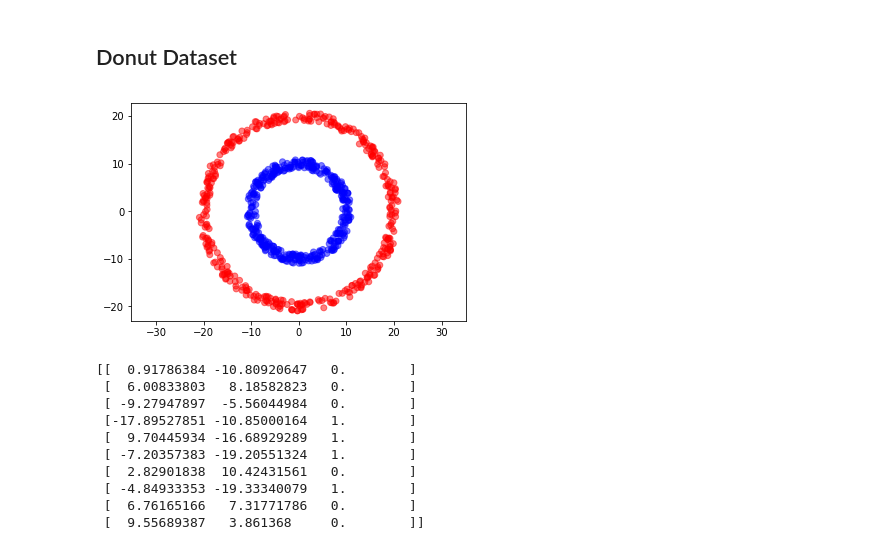
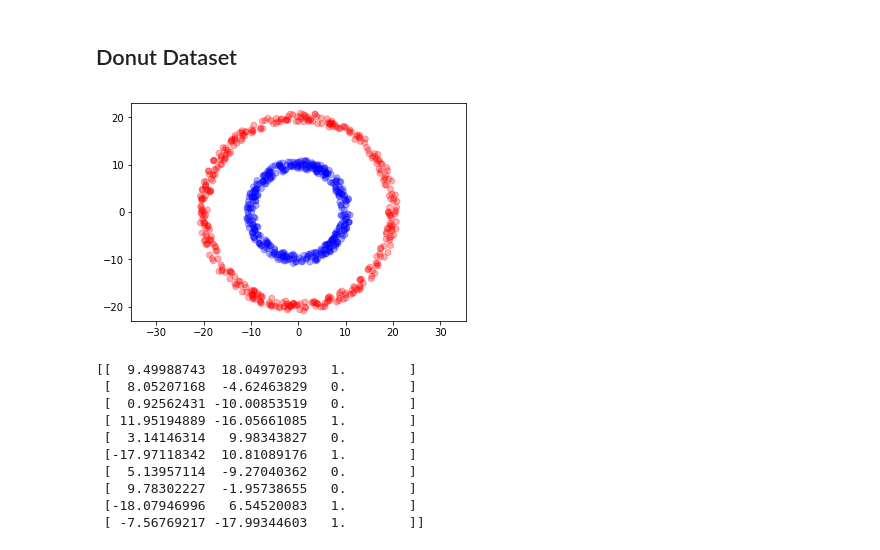
Before and after one commit to woo-chia-wei/python-data-visualization, a Jupyter notebook: dataset_in_different_shapes.ipynb, the cells around one changed output. Drawn from its saved outputs; the diff is of its cells as text; code cells hidden in the pictures.

```diff
--- a/dataset_in_different_shapes.ipynb
+++ b/dataset_in_different_shapes.ipynb
@@ -47,44 +59,56 @@ print(training[:10])
 # %% [markdown]
 ## Donut Dataset
 # %%
-# Configurations
+################
+# Configuration
+################
 size = 400
 delta = 1
 
+##########################
 # Create 2D-coordinates
+##########################
 def donut_data(size, radius, delta):
     radii = np.interp(np.random.rand(size), [0, 1], [radius-delta, radius+delta])
     angles = np.interp(np.random.rand(size), [0, 1], [-np.pi, np.pi])
     return np.column_stack([radii * np.cos(angles), radii * np.sin(angles)])
 
 X = np.vstack((donut_data(size, 10, 1),
                donut_data(size, 20, 1)))
 
+#################
 # Create labels
+#################
 Y = np.concatenate((np.repeat(0, size),
                     np.repeat(1, size)))
 
+#########################################################
 # Combine X and Y to be training set with shuffled order
+#########################################################
 training = np.column_stack((X, Y))
 np.random.shuffle(training)
 
+#####################
 # Create scatterplot
+#####################
 colors = ['blue', 'red']
-plt.scatter(training[:, 0], training[:, 1], c=training[:, 2], alpha=0.5, cmap=ListedColormap(colors))
+plt.scatter(training[:, 0], training[:, 1], c=training[:, 2], alpha=0.3, cmap=ListedColormap(colors))
 plt.axis('equal')
 plt.show()
 
+##########################
 # Print first 10 records
+##########################
 print(training[:10])
 # %% [output]
-[figure, old version]
+[figure, new version]
-[[  0.91786384 -10.80920647   0.        ]
- [  6.00833803   8.18582823   0.        ]
- [ -9.27947897  -5.56044984   0.        ]
- [-17.89527851 -10.85000164   1.        ]
- [  9.70445934 -16.68929289   1.        ]
- [ -7.20357383 -19.20551324   1.        ]
- [  2.82901838  10.42431561   0.        ]
- [ -4.84933353 -19.33340079   1.        ]
- [  6.76165166   7.31771786   0.        ]
- [  9.55689387   3.861368     0.        ]]
+[[  9.49988743  18.04970293   1.        ]
+ [  8.05207168  -4.62463829   0.        ]
+ [  0.92562431 -10.00853519   0.        ]
+ [ 11.95194889 -16.05661085   1.        ]
+ [  3.14146314   9.98343827   0.        ]
+ [-17.97118342  10.81089176   1.        ]
+ [  5.13957114  -9.27040362   0.        ]
+ [  9.78302227  -1.95738655   0.        ]
+ [-18.07946996   6.54520083   1.        ]
+ [ -7.56769217 -17.99344603   1.        ]]
```
Also changed, not shown: parts of 3 cells of this notebook.
